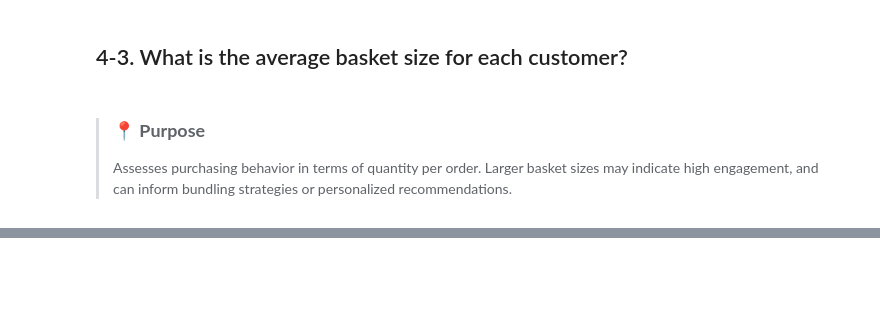
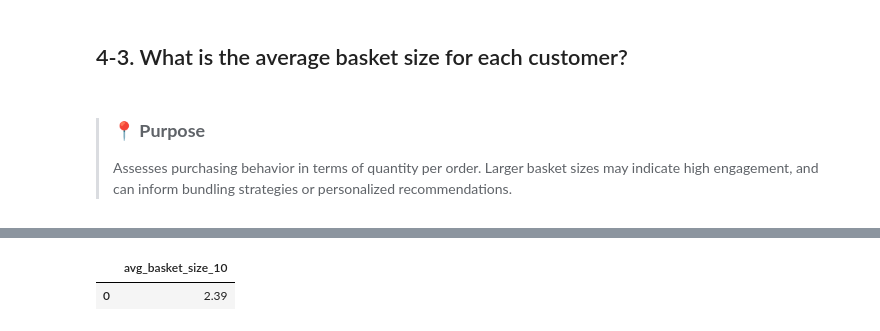
Before and after one commit to rachel-kim2255/SQL_customer_behavior_analysis, a Jupyter notebook: e_commerce_olist_rachel.ipynb, the cells around one changed output, grey strips where cells are left out. Saved outputs shown, nothing was run; the diff lists cells and outputs as text; code cells hidden in the pictures; blank space fills up the shorter version.

```diff
--- a/e_commerce_olist_rachel.ipynb
+++ b/e_commerce_olist_rachel.ipynb
@@ -656,0 +678,22 @@ basket
+# %%
+# Average basket size of higher 10% basket size
+query = '''
+SELECT  ROUND(AVG(avg_basket_size_top10),2) AS avg_basket_size_10
+FROM(
+  SELECT
+      c.customer_unique_id,
+      ROUND(1.0 * COUNT(oi.product_id) / COUNT(DISTINCT o.order_id), 2) AS avg_basket_size_top10
+  FROM  orders AS o JOIN order_items AS oi
+        ON o.order_id = oi.order_id
+        JOIN customers c ON c.customer_id = o.customer_id
+  WHERE o.order_status = 'delivered'
+  GROUP BY c.customer_unique_id
+  ORDER BY avg_basket_size_top10 DESC
+  LIMIT 9336);
+'''
+
+basket = pd.read_sql_query(query, conn)
+basket
+# %% [output]
+|  | avg_basket_size_10 |
+| 0 | 2.39 |
```
Also changed, not shown: parts of 22 cells of this notebook.
